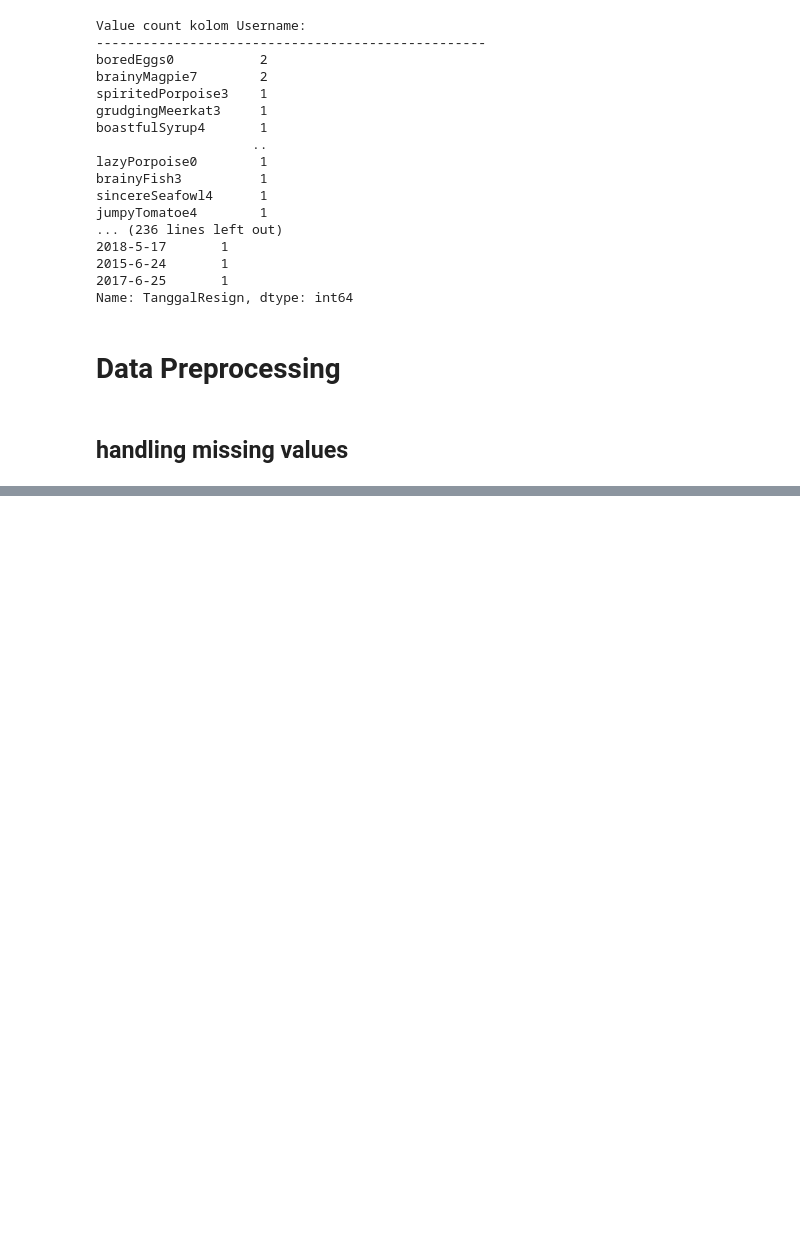
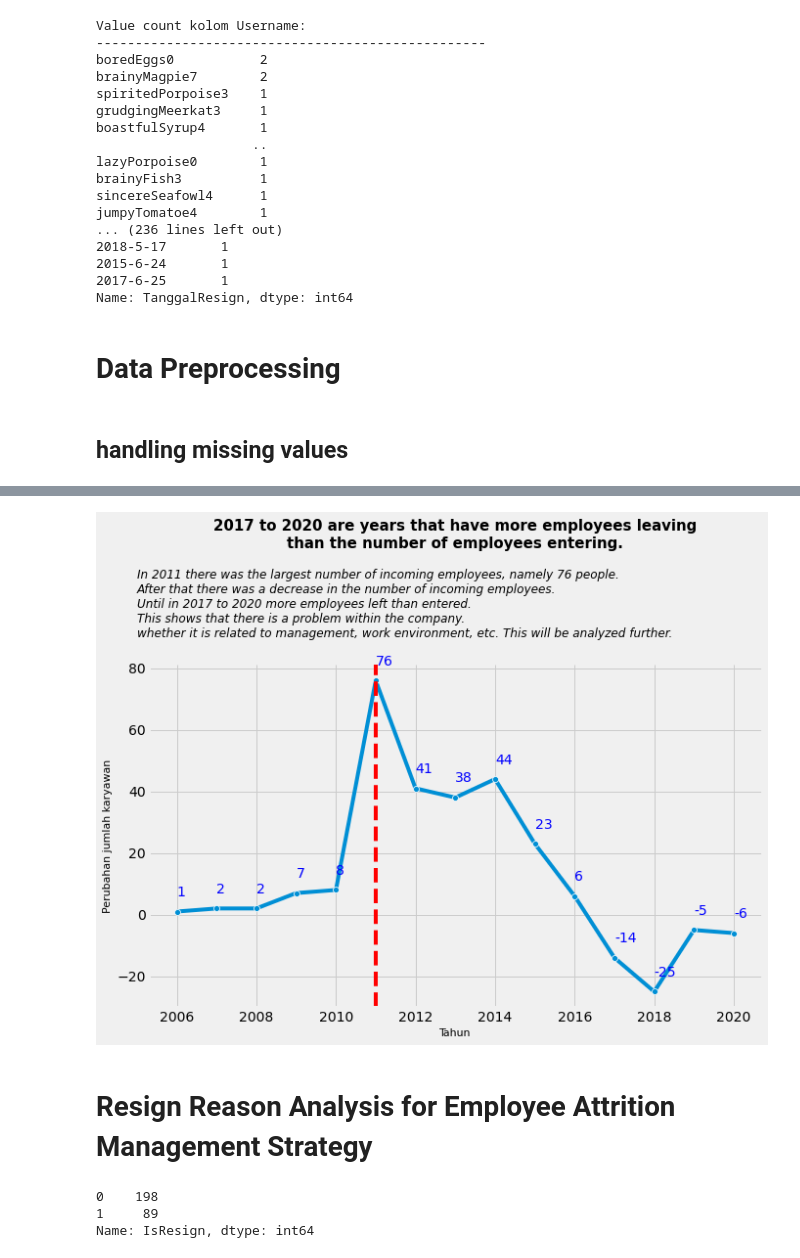
Before and after one commit to ferrysetefanus/Improving-Employee-Retention-by-Predicting-Employee-Attrition-Using-Machine-Learning, a Jupyter notebook: employee_retention.ipynb, the cells around one changed output, grey strips where cells are left out. Cells and saved outputs as stored; diff of their text form; code cells hidden in the pictures; blank space fills up the shorter version.

Commit message:
melakukan beberapa perubahan

```diff
--- a/employee_retention.ipynb
+++ b/employee_retention.ipynb
@@ -184,0 +267,4 @@ dtype: int64
+# %%
+dft1 = df_pre.groupby('TahunHiring').agg({'EnterpriseID' : 'count'}).reset_index()
+dft1.rename(columns={'TahunHiring' : 'Tahun', 'EnterpriseID' : 'Jumlah Karyawan Masuk'}, inplace=True)
+dft1
@@ -184,0 +286,5 @@ dtype: int64
+# %%
+dft2 = df_pre[df_pre['TahunResign'] != '-']
+dft2 = dft2.groupby('TahunResign').agg({'EnterpriseID' : 'count'}).reset_index()
+dft2.rename(columns={'TahunResign' : 'Tahun', 'EnterpriseID' : 'Jumlah Karyawan Keluar'}, inplace=True)
+dft2
@@ -184,0 +301,4 @@ dtype: int64
+# %%
+# merge the 2 tables
+dft = dft1.merge(dft2, on='Tahun', how='outer').fillna(0).astype('int')
+dft
@@ -184,0 +322,4 @@ dtype: int64
+# %%
+# create 'perubahan' column to see value change every year
+dft['perubahan'] = dft['Jumlah Karyawan Masuk'] - dft['Jumlah Karyawan Keluar']
+dft
@@ -184,0 +343,25 @@ dtype: int64
+# %%
+plt.style.use('fivethirtyeight')
+fig, ax = plt.subplots(figsize=(10,6))
+plt.title('2017 to 2020 are years that have more employees leaving\nthan the number of employees entering.', fontsize=15, color='black', weight='bold', pad=120)
+sns.lineplot(x = "Tahun", y = "perubahan", data=dft, marker="o")
+
+plt.text(x=2005, y=90, s="In 2011 there was the largest number of incoming employees, namely 76 people.\nAfter that there was a decrease in the number of incoming employees.\nUntil in 2017 to 2020 more employees left than entered.\nThis shows that there is a problem within the company.\nwhether it is related to management, work environment, etc. This will be analyzed further.", fontsize=12, fontstyle='italic')
+plt.xlabel('Tahun', fontsize=11)
+plt.ylabel('Perubahan jumlah karyawan', fontsize=11)
+plt.axvline(2011, ls='--', color='red')
+
+# label points on the plot
+for x, y in zip(dft['Tahun'], dft['perubahan']):
+ # the position of the data label relative to the data point can be adjusted by adding/subtracting a value from the x &/ y coordinates
+ plt.text(x = x, # x-coordinate position of data label
+ y = y+5, # y-coordinate position of data label, adjusted to be 150 below the data point
+ s = '{:.0f}'.format(y), # data label, formatted to ignore decimals
+ color = 'blue') # set colour of line
+
+sns.despine()
+plt.show()
+# %% [output]
+[figure, added]
+# %% [markdown]
+# Resign Reason Analysis for Employee Attrition Management Strategy
@@ -184,0 +378,6 @@ dtype: int64
+# %%
+df_pre['IsResign'].value_counts()
+# %% [output]
+0    198
+1     89
+Name: IsResign, dtype: int64
```
Also changed, not shown: parts of 55 cells of this notebook, 1 other file.
